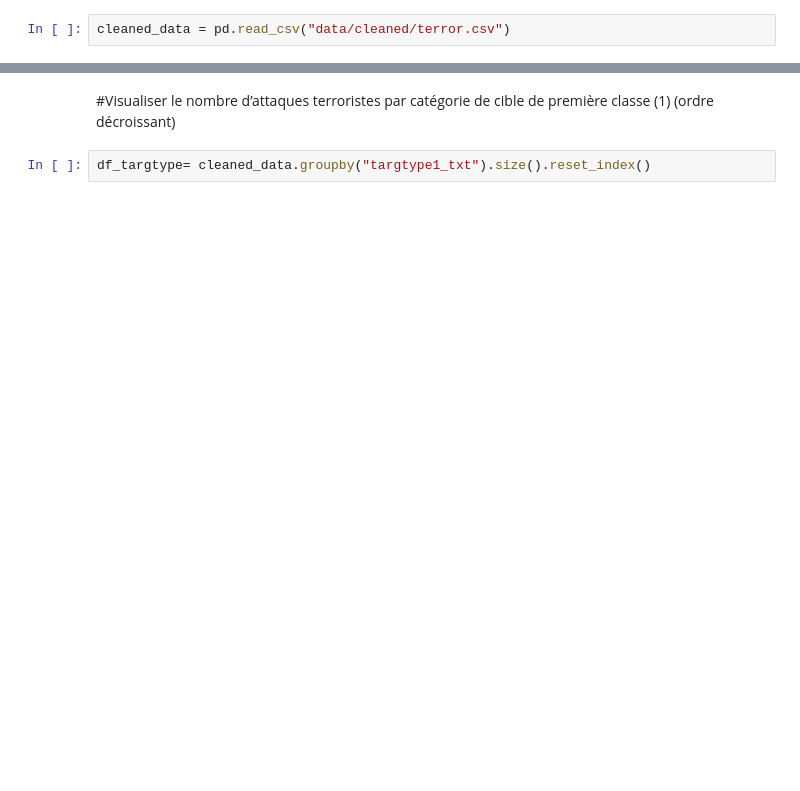
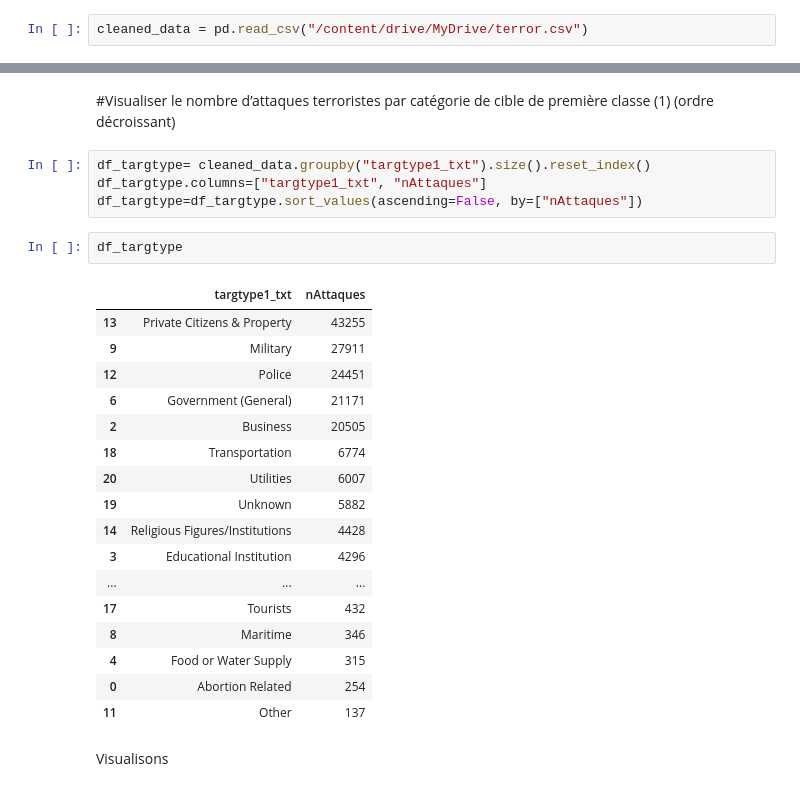
Before and after one commit to Oumar199/TerroristAttackDashboard, a Jupyter notebook: exploration.ipynb, the cells around one changed output, grey strips where cells are left out. Saved outputs shown, nothing was run; the diff lists cells and outputs as text; blank space fills up the shorter version.

```diff
--- a/exploration.ipynb
+++ b/exploration.ipynb
@@ -14,4 +23,4 @@ import pandas as pd
 # %%
-cleaned_data = pd.read_csv("data/cleaned/terror.csv")
+cleaned_data = pd.read_csv("/content/drive/MyDrive/terror.csv")
 # %%
 cleaned_data.head()
@@ -19,3 +36,27 @@ cleaned_data.head()
 #Visualiser le nombre d’attaques terroristes par catégorie de cible de première classe (1) (ordre décroissant)
 # %%
 df_targtype= cleaned_data.groupby("targtype1_txt").size().reset_index()
+df_targtype.columns=["targtype1_txt", "nAttaques"]
+df_targtype=df_targtype.sort_values(ascending=False, by=["nAttaques"])
+# %%
+df_targtype
+# %% [output]
+|  | targtype1_txt | nAttaques |
+| 13 | Private Citizens & Property | 43255 |
+| 9 | Military | 27911 |
+| 12 | Police | 24451 |
+| 6 | Government (General) | 21171 |
+| 2 | Business | 20505 |
+| 18 | Transportation | 6774 |
+| 20 | Utilities | 6007 |
+| 19 | Unknown | 5882 |
+| 14 | Religious Figures/Institutions | 4428 |
+| 3 | Educational Institution | 4296 |
+| ... | ... | ... |
+| 17 | Tourists | 432 |
+| 8 | Maritime | 346 |
+| 4 | Food or Water Supply | 315 |
+| 0 | Abortion Related | 254 |
+| 11 | Other | 137 |
+# %% [markdown]
+Visualisons
```
Also changed, not shown: parts of 32 cells of this notebook.
